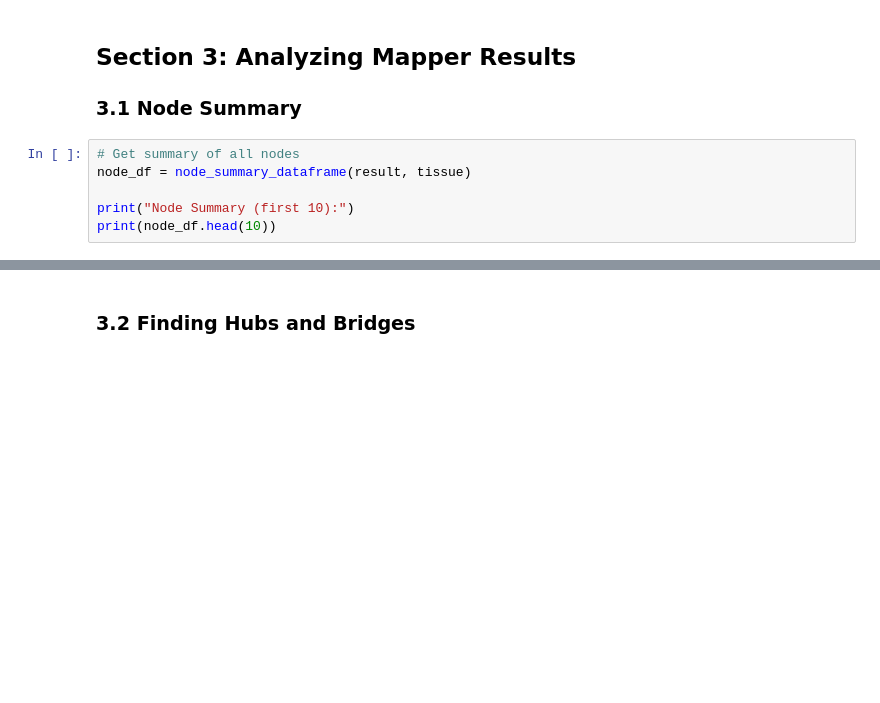
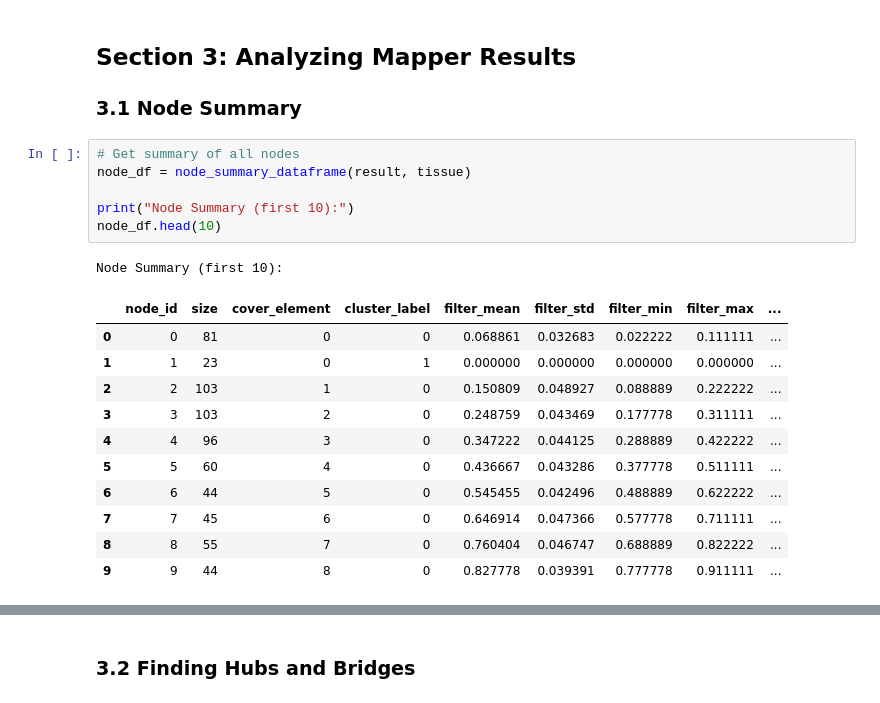
Before and after one commit to emcramer/spatialtissuepy, a Jupyter notebook: docs/tutorials/08_topology.ipynb, the cells around one changed output, grey strips where cells are left out. Saved outputs shown, nothing was run; the diff lists cells and outputs as text; blank space fills up the shorter version.

```diff
--- a/docs/tutorials/08_topology.ipynb
+++ b/docs/tutorials/08_topology.ipynb
@@ -246,9 +354,22 @@ print(f"  Edges: {result_tumor.n_edges}")
 # %%
 # Get summary of all nodes
 node_df = node_summary_dataframe(result, tissue)
 
 print("Node Summary (first 10):")
-print(node_df.head(10))
+node_df.head(10)
+# %% [output]
+Node Summary (first 10):
+|  | node_id | size | cover_element | cluster_label | filter_mean | filter_std | filter_min | filter_max | ... |
+| 0 | 0 | 81 | 0 | 0 | 0.068861 | 0.032683 | 0.022222 | 0.111111 | ... |
+| 1 | 1 | 23 | 0 | 1 | 0.000000 | 0.000000 | 0.000000 | 0.000000 | ... |
+| 2 | 2 | 103 | 1 | 0 | 0.150809 | 0.048927 | 0.088889 | 0.222222 | ... |
+| 3 | 3 | 103 | 2 | 0 | 0.248759 | 0.043469 | 0.177778 | 0.311111 | ... |
+| 4 | 4 | 96 | 3 | 0 | 0.347222 | 0.044125 | 0.288889 | 0.422222 | ... |
+| 5 | 5 | 60 | 4 | 0 | 0.436667 | 0.043286 | 0.377778 | 0.511111 | ... |
+| 6 | 6 | 44 | 5 | 0 | 0.545455 | 0.042496 | 0.488889 | 0.622222 | ... |
+| 7 | 7 | 45 | 6 | 0 | 0.646914 | 0.047366 | 0.577778 | 0.711111 | ... |
+| 8 | 8 | 55 | 7 | 0 | 0.760404 | 0.046747 | 0.688889 | 0.822222 | ... |
+| 9 | 9 | 44 | 8 | 0 | 0.827778 | 0.039391 | 0.777778 | 0.911111 | ... |
 # %%
 # Analyze node cell type compositions
 print("\nNode Compositions:")
```
Also changed, not shown: parts of 15 cells of this notebook, 48 other files.
